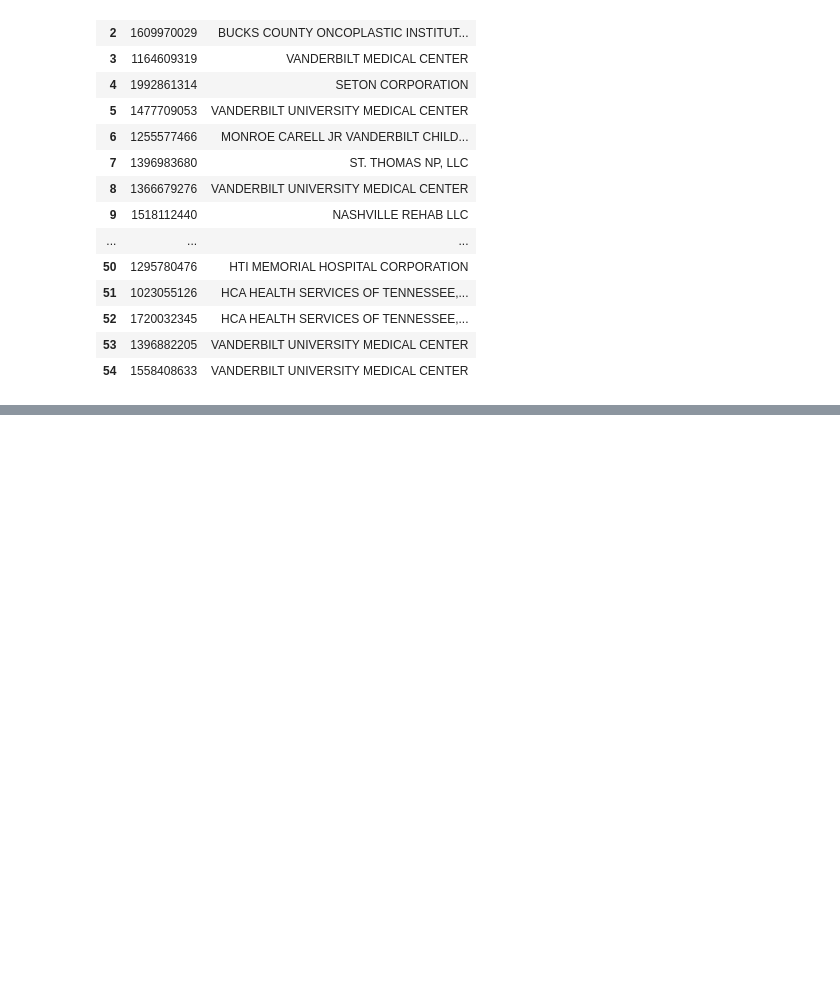
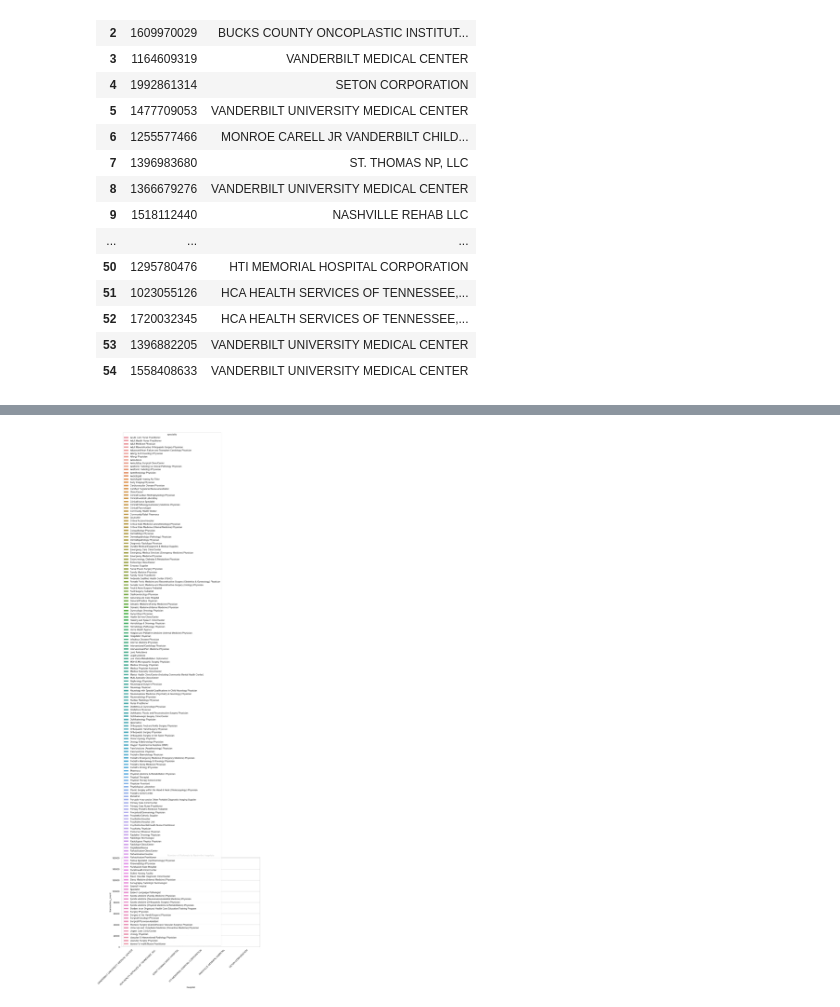
Before and after one commit to jmayf123/Hop_Teaming_Project, a Jupyter notebook: RM_floatingspirit.ipynb, the cells around one changed output, grey strips where cells are left out. Saved outputs shown, nothing was run; the diff lists cells and outputs as text; code cells hidden in the pictures; blank space fills up the shorter version.

```diff
--- a/RM_floatingspirit.ipynb
+++ b/RM_floatingspirit.ipynb
@@ -142,0 +340,18 @@ total_nashville
+# %%
+query = '''
+SELECT *, t."Display Name"
+FROM hop
+INNER JOIN npidata n1 ON hop.from_npi = n1.npi
+INNER JOIN npidata n2 ON hop.to_npi = n2.npi
+INNER JOIN taxonomy t ON n1.taxonomy_code = t.Code
+WHERE n1.entity_type_code = 1
+AND n2.practice_location_address_city_name = 'NASHVILLE'
+AND n2.practice_location_address_state_name = 'TN'
+AND t."Display Name" = 'General Acute Care Hospital'
+AND n2.entity_type_code = 2;
+'''
+with sqlite3.connect('hop_db.sqlite') as db:
+    display_names = pd.read_sql(query, db)
+
+db.close()
+display_names
@@ -142,0 +418,9 @@ total_nashville
+# %%
+specialties = (
+    nash_referers
+    .groupby(['specialty', 'hospital'])['transaction_count']
+    .sum()
+    .reset_index()
+    .sort_values(by=['specialty', 'transaction_count'], ascending=[True, False])
+    )
+specialties
@@ -142,0 +468,14 @@ total_nashville
+# %%
+import seaborn as sns
+import matplotlib.pyplot as plt
+
+sns.set(style="whitegrid")
+plt.figure(figsize=(12, 8))
+
+ax = sns.barplot(x="hospital", y="transaction_count", hue="specialty", data=specialties)
+ax.set_xticklabels(ax.get_xticklabels(), rotation=45, ha="right")
+ax.set_title("Number of Referrals to Nashville Hospitals")
+
+plt.show()
+# %% [output]
+[figure, added]
```
Also changed, not shown: parts of 20 cells of this notebook.
